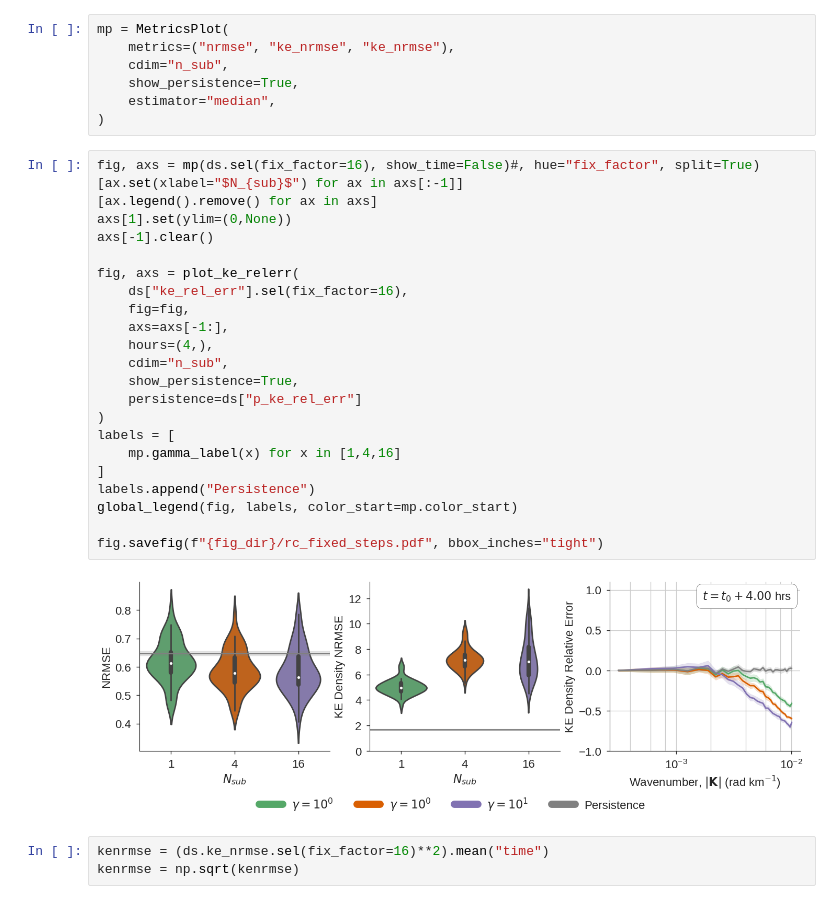
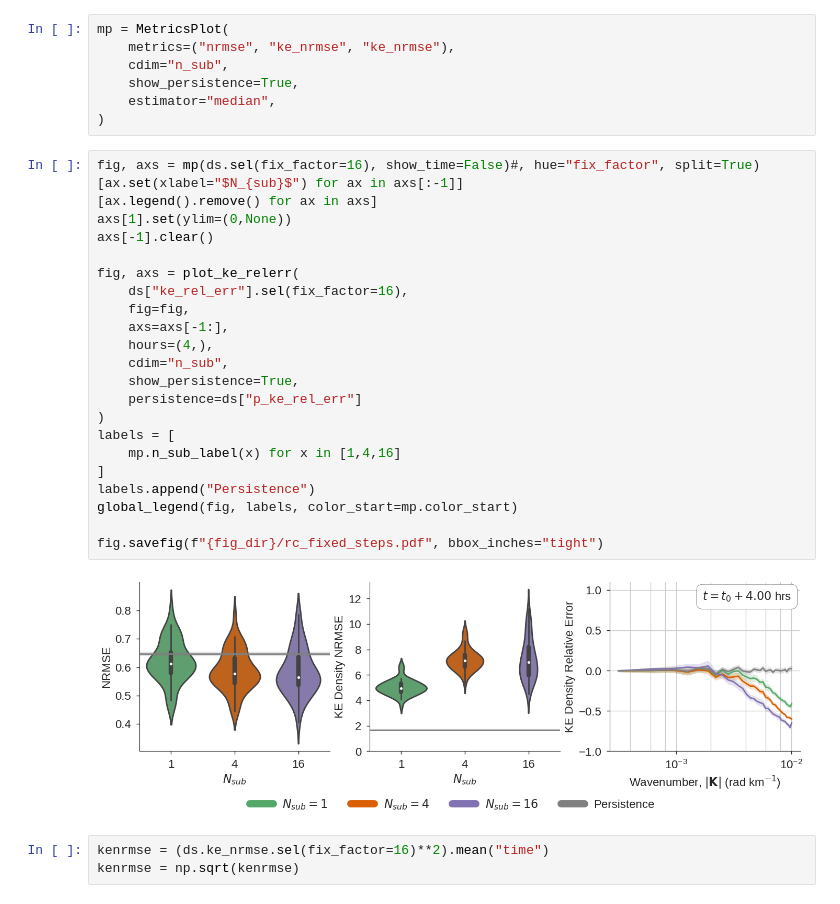
Before and after one commit to timothyas/rc-gfd, a Jupyter notebook: notebooks/plot_esn_fixed_steps.ipynb, the cells around one changed output. Cells and saved outputs as stored; diff of their text form.

```diff
--- a/notebooks/plot_esn_fixed_steps.ipynb
+++ b/notebooks/plot_esn_fixed_steps.ipynb
@@ -124,28 +124,28 @@ mp = MetricsPlot(
 # %%
 fig, axs = mp(ds.sel(fix_factor=16), show_time=False)#, hue="fix_factor", split=True)
 [ax.set(xlabel="$N_{sub}$") for ax in axs[:-1]]
 [ax.legend().remove() for ax in axs]
 axs[1].set(ylim=(0,None))
 axs[-1].clear()
 
 fig, axs = plot_ke_relerr(
     ds["ke_rel_err"].sel(fix_factor=16),
     fig=fig,
     axs=axs[-1:],
     hours=(4,),
     cdim="n_sub",
     show_persistence=True,
     persistence=ds["p_ke_rel_err"]
 )
 labels = [
-    mp.gamma_label(x) for x in [1,4,16]
+    mp.n_sub_label(x) for x in [1,4,16]
 ]
 labels.append("Persistence")
 global_legend(fig, labels, color_start=mp.color_start)
 
 fig.savefig(f"{fig_dir}/rc_fixed_steps.pdf", bbox_inches="tight")
 # %% [output]
-[figure, old version]
+[figure, new version]
 # %%
 kenrmse = (ds.ke_nrmse.sel(fix_factor=16)**2).mean("time")
 kenrmse = np.sqrt(kenrmse)
```
Also changed, not shown: 4 other files.
